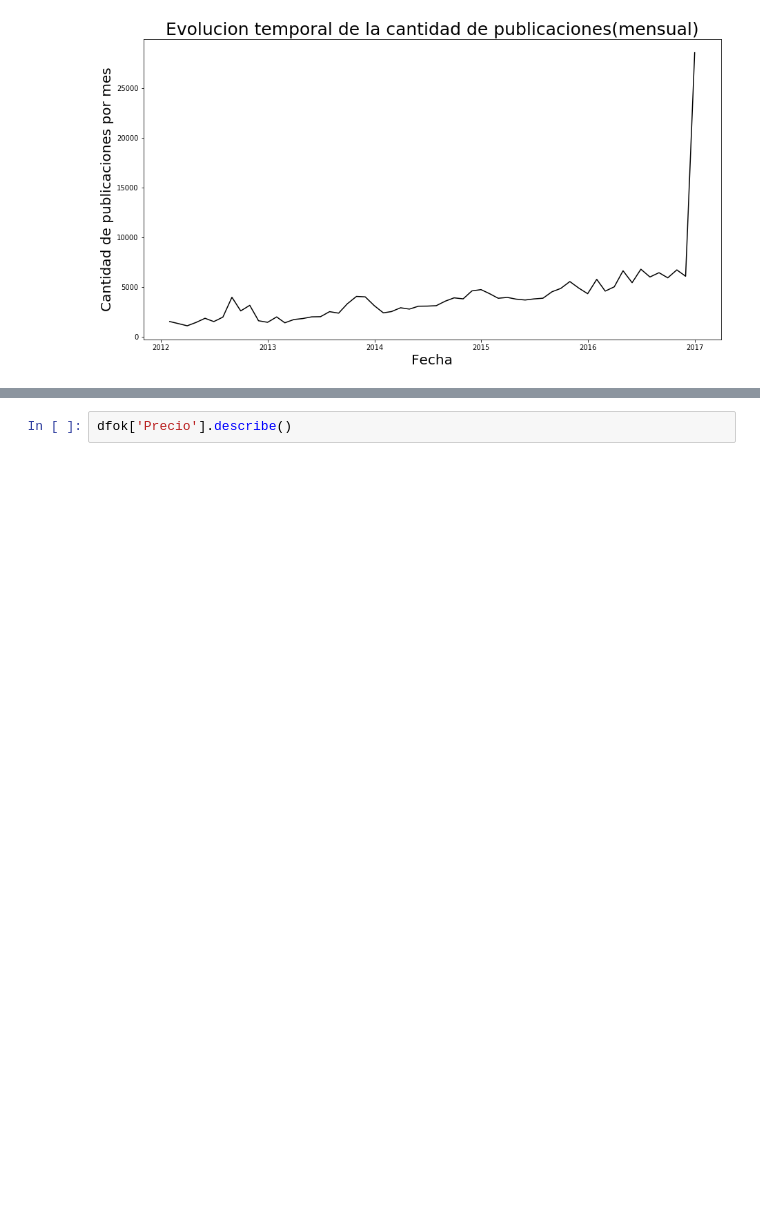
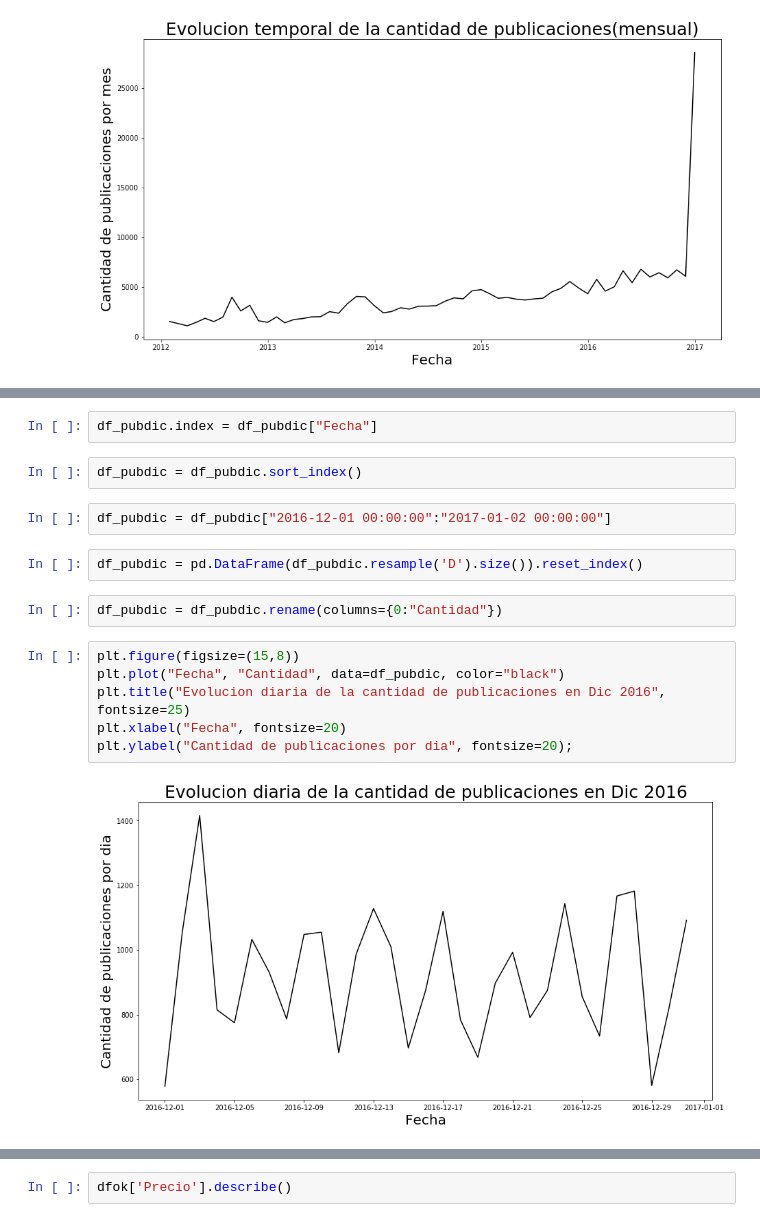
Before and after one commit to komod0/TPs-Org.Datos, a Jupyter notebook: tp1/Analisis de propiedades.ipynb, the cells around one changed output, grey strips where cells are left out. Cells and saved outputs as stored; diff of their text form; blank space fills up the shorter version.

Commit message:
Analisis de pico de publicaciones dic-2016

```diff
--- a/tp1/Analisis de propiedades.ipynb
+++ b/tp1/Analisis de propiedades.ipynb
@@ -369,0 +377,18 @@ To register the converters:
+# %%
+df_pubdic.index = df_pubdic["Fecha"]
+# %%
+df_pubdic = df_pubdic.sort_index()
+# %%
+df_pubdic = df_pubdic["2016-12-01 00:00:00":"2017-01-02 00:00:00"]
+# %%
+df_pubdic = pd.DataFrame(df_pubdic.resample('D').size()).reset_index()
+# %%
+df_pubdic = df_pubdic.rename(columns={0:"Cantidad"})
+# %%
+plt.figure(figsize=(15,8))
+plt.plot("Fecha", "Cantidad", data=df_pubdic, color="black")
+plt.title("Evolucion diaria de la cantidad de publicaciones en Dic 2016", fontsize=25)
+plt.xlabel("Fecha", fontsize=20)
+plt.ylabel("Cantidad de publicaciones por dia", fontsize=20);
+# %% [output]
+[figure, added]
```
Also changed, not shown: parts of 6 cells of this notebook.
